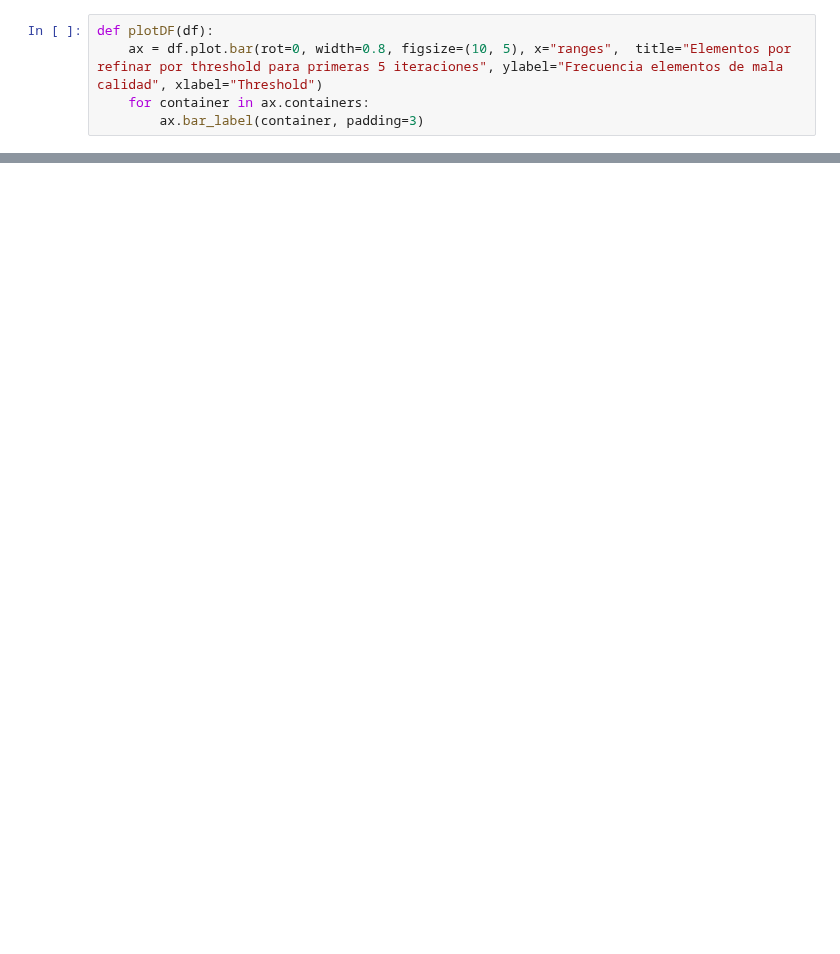
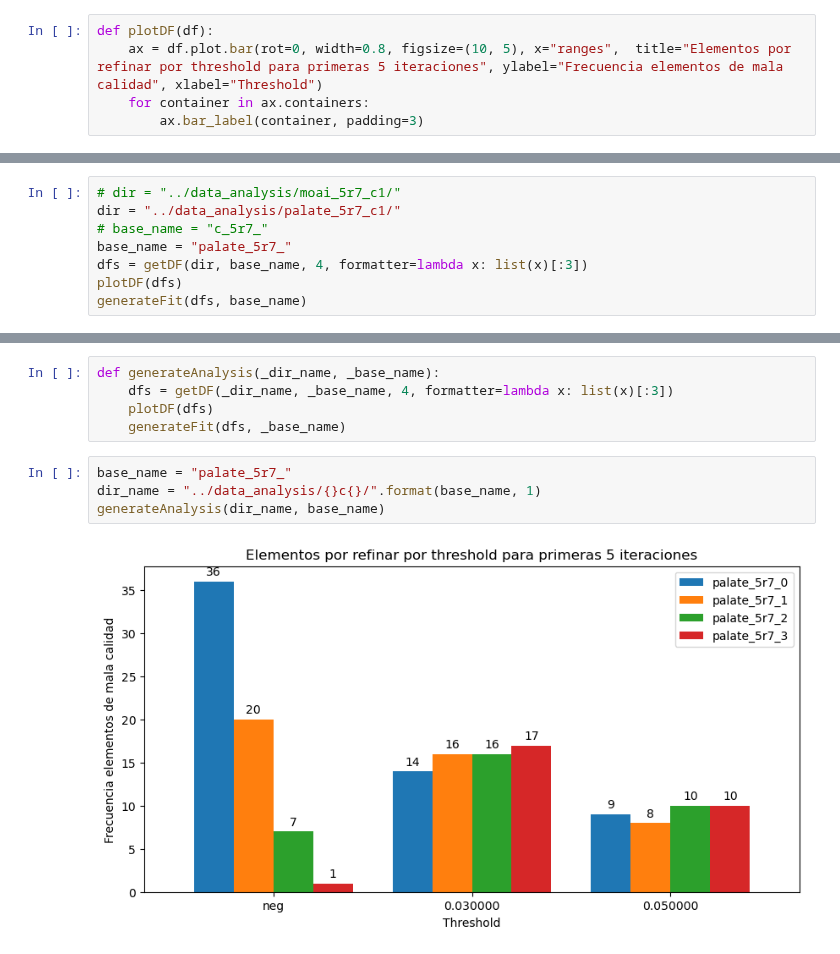
Before and after one commit to pedrodonoso/moct240522, a Jupyter notebook: analysis/analysis.ipynb, the cells around one changed output, grey strips where cells are left out. Saved outputs shown, nothing was run; the diff lists cells and outputs as text; blank space fills up the shorter version.

```diff
--- a/analysis/analysis.ipynb
+++ b/analysis/analysis.ipynb
@@ -50,0 +74,8 @@ plotDF(dfs)
+# %%
+# dir = "../data_analysis/moai_5r7_c1/"
+dir = "../data_analysis/palate_5r7_c1/"
+# base_name = "c_5r7_"
+base_name = "palate_5r7_"
+dfs = getDF(dir, base_name, 4, formatter=lambda x: list(x)[:3])
+plotDF(dfs)
+generateFit(dfs, base_name)
@@ -50,0 +85,11 @@ plotDF(dfs)
+# %%
+def generateAnalysis(_dir_name, _base_name):
+    dfs = getDF(_dir_name, _base_name, 4, formatter=lambda x: list(x)[:3])
+    plotDF(dfs)
+    generateFit(dfs, _base_name)
+# %%
+base_name = "palate_5r7_"
+dir_name = "../data_analysis/{}c{}/".format(base_name, 1)
+generateAnalysis(dir_name, base_name)
+# %% [output]
+[figure, added]
```
Also changed, not shown: parts of 15 cells of this notebook, 4 other files.
